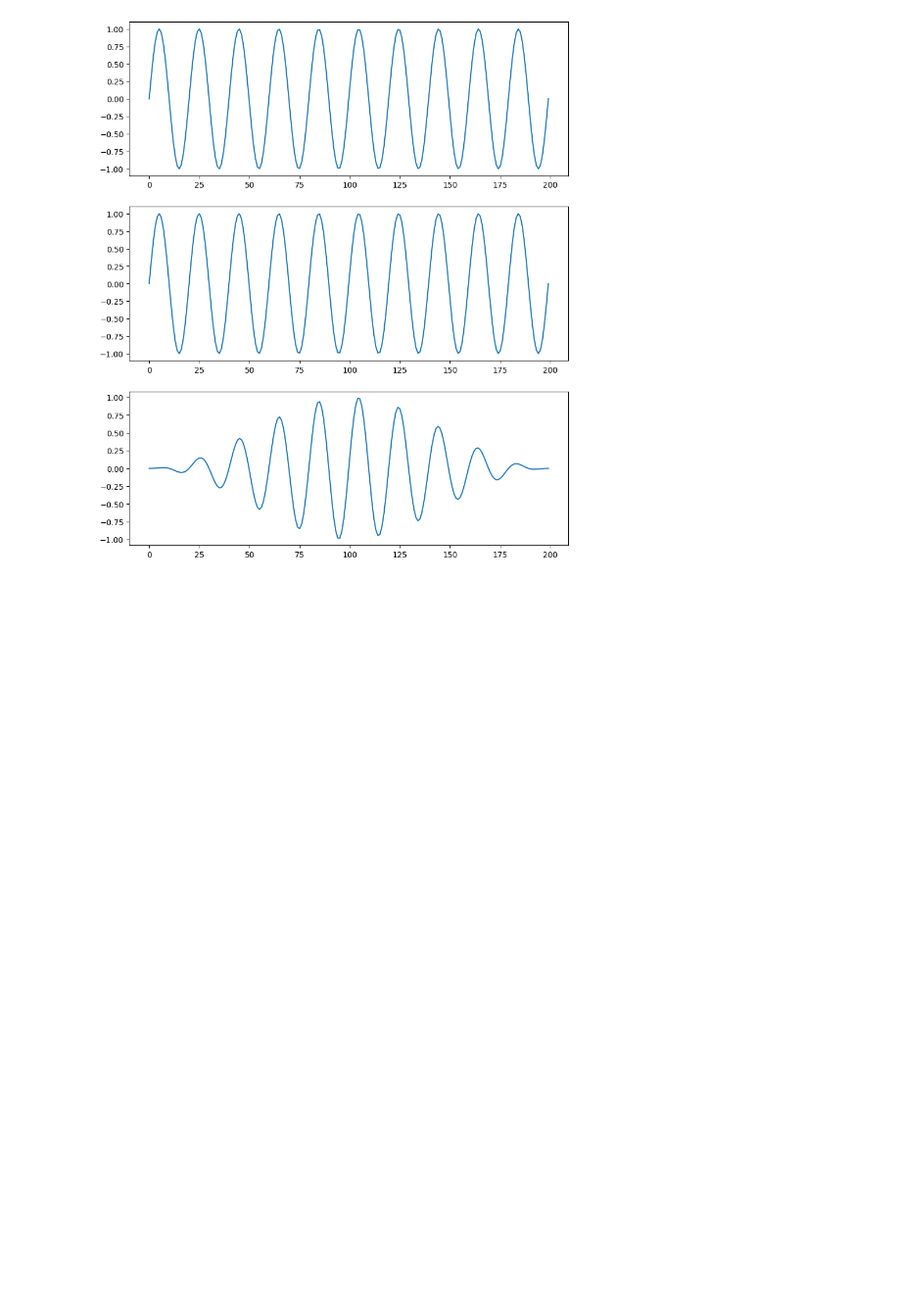
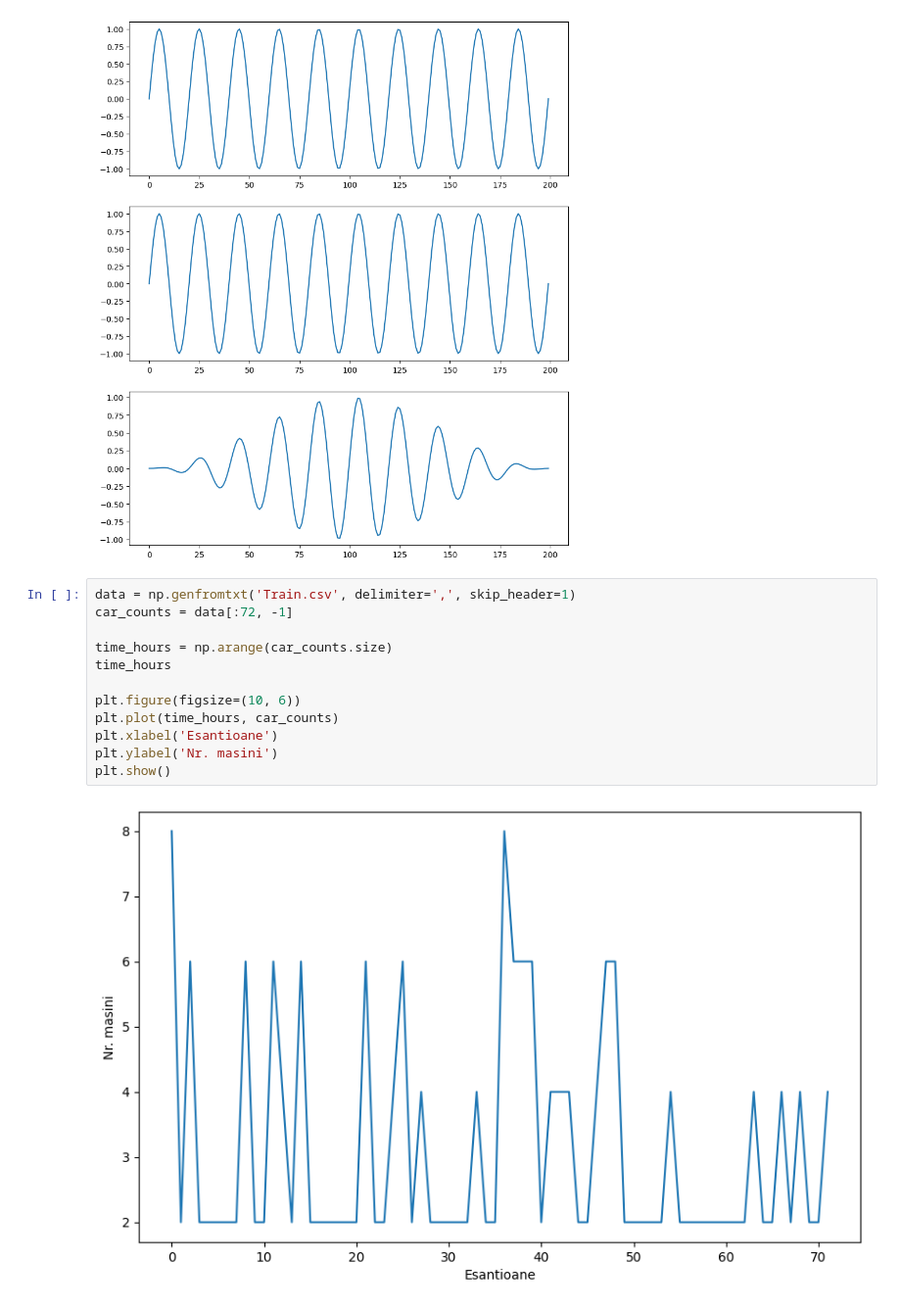
Before and after one commit to GVolter/Procesarea-Semnalelor-FMI, a Jupyter notebook: Laborator06/lab06.ipynb, the cells around one changed output. Shown at 98% size. Cells and saved outputs as stored; diff of their text form; blank space fills up the shorter version.

```diff
--- a/Laborator06/lab06.ipynb
+++ b/Laborator06/lab06.ipynb
@@ -63,3 +64,17 @@ axs[2].plot(hanning_window_sin)
 # %% [output]
 [<matplotlib.lines.Line2D at 0x...>]
 [figure]
+# %%
+data = np.genfromtxt('Train.csv', delimiter=',', skip_header=1)
+car_counts = data[:72, -1]
+
+time_hours = np.arange(car_counts.size)
+time_hours
+
+plt.figure(figsize=(10, 6))
+plt.plot(time_hours, car_counts)
+plt.xlabel('Esantioane')
+plt.ylabel('Nr. masini')
+plt.show()
+# %% [output]
+[figure, added]
```
Also changed, not shown: parts of 5 cells of this notebook, 1 other file.
